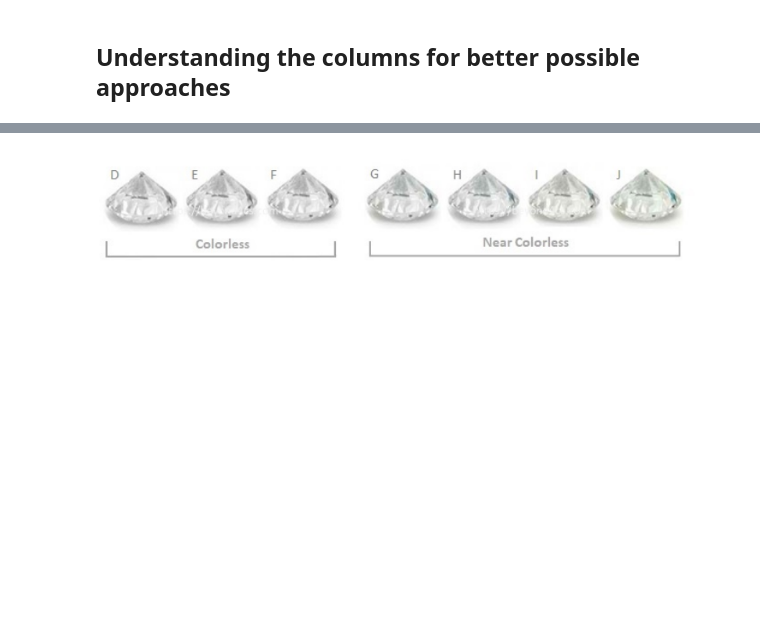
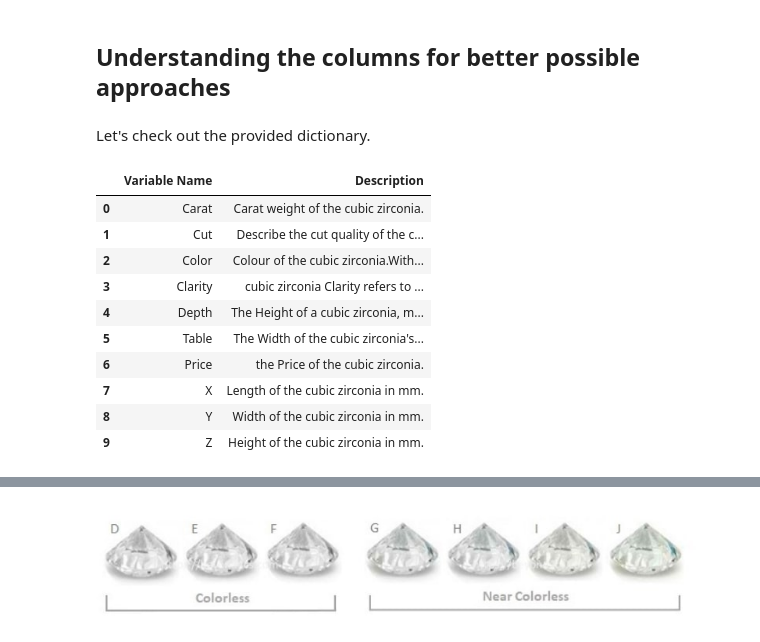
Before and after one commit to mehmetkadri/gemstone, a Jupyter notebook: final.ipynb, the cells around one changed output, grey strips where cells are left out. Saved outputs shown, nothing was run; the diff lists cells and outputs as text; code cells hidden in the pictures; blank space fills up the shorter version.

```diff
--- a/final.ipynb
+++ b/final.ipynb
@@ -72,3 +73,23 @@ memory usage: 2.3+ MB
 We can see that there are null values in the depth column, therefore imputation will be used.
 # %% [markdown]
 ## Understanding the columns for better possible approaches
+# %% [markdown]
+Let's check out the provided dictionary.
+# %%
+df = pd.read_csv("./dictionary/dictionary.csv")
+styles = [{'selector': 'th', 'props': [('text-align', 'left')]}]
+styled_df = df.style.set_table_styles(styles).set_properties(**{'max-width': '100%', 'text-align': 'left'})
+
+styled_df
+# %% [output]
+|  | Variable Name | Description |
+| 0 | Carat | Carat weight of the cubic zirconia. |
+| 1 | Cut | Describe the cut quality of the c... |
+| 2 | Color | Colour of the cubic zirconia.With... |
+| 3 | Clarity | cubic zirconia Clarity refers to ... |
+| 4 | Depth | The Height of a cubic zirconia, m... |
+| 5 | Table | The Width of the cubic zirconia's... |
+| 6 | Price | the Price of the cubic zirconia. |
+| 7 | X | Length of the cubic zirconia in mm. |
+| 8 | Y | Width of the cubic zirconia in mm. |
+| 9 | Z | Height of the cubic zirconia in mm. |
```
Also changed, not shown: parts of 18 cells of this notebook, 10 other files.
